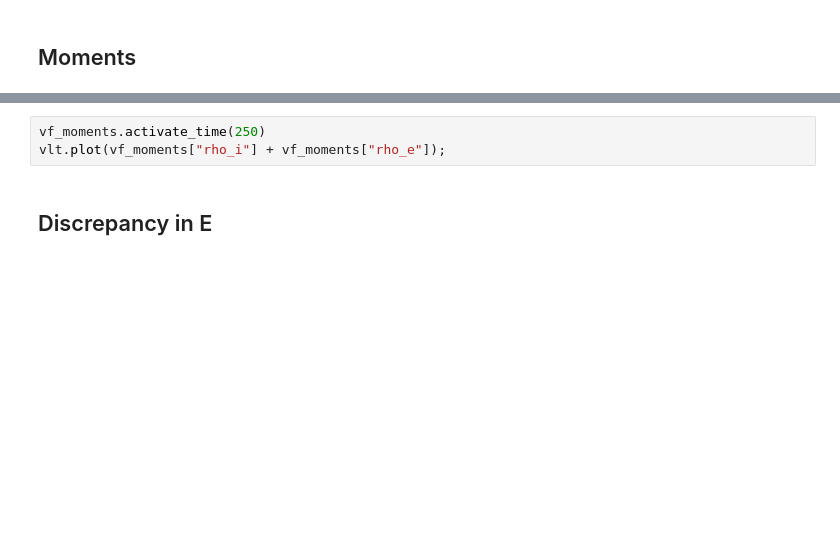
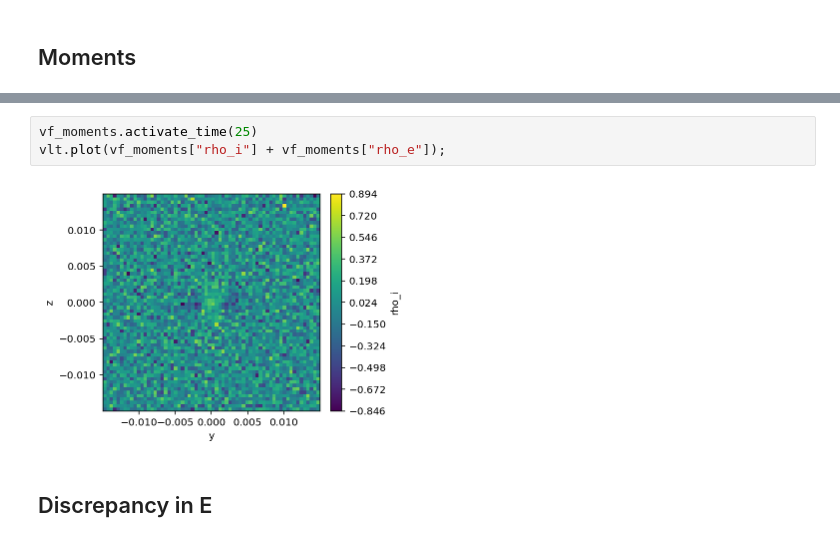
Before and after one commit to JamesMcClung/psc-scrap, a Jupyter notebook: plot_pfd.ipynb, the cells around one changed output, grey strips where cells are left out. Saved outputs shown, nothing was run; the diff lists cells and outputs as text; blank space fills up the shorter version.

```diff
--- a/plot_pfd.ipynb
+++ b/plot_pfd.ipynb
@@ -83,6 +80,8 @@ print([f.name for f in vf_moments.iter_fields()])
 # %%
-vf_moments.activate_time(250)
+vf_moments.activate_time(25)
 vlt.plot(vf_moments["rho_i"] + vf_moments["rho_e"]);
+# %% [output]
+[figure, added]
 # %% [markdown]
 ## Discrepancy in E
 # %%
```
Also changed, not shown: parts of 8 cells of this notebook.
